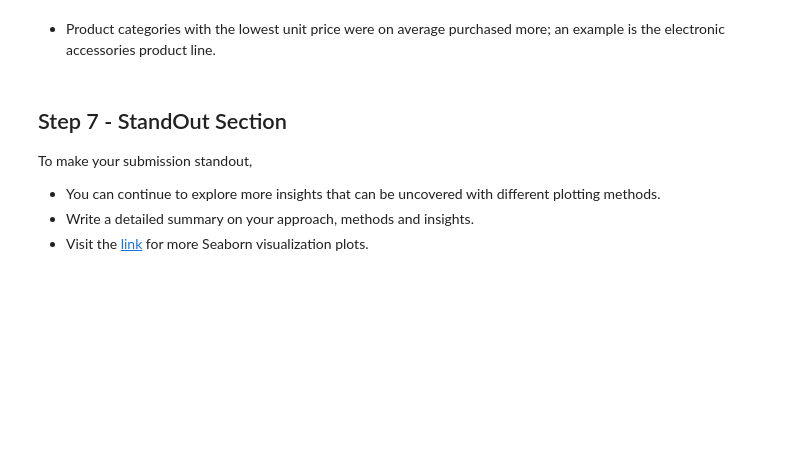
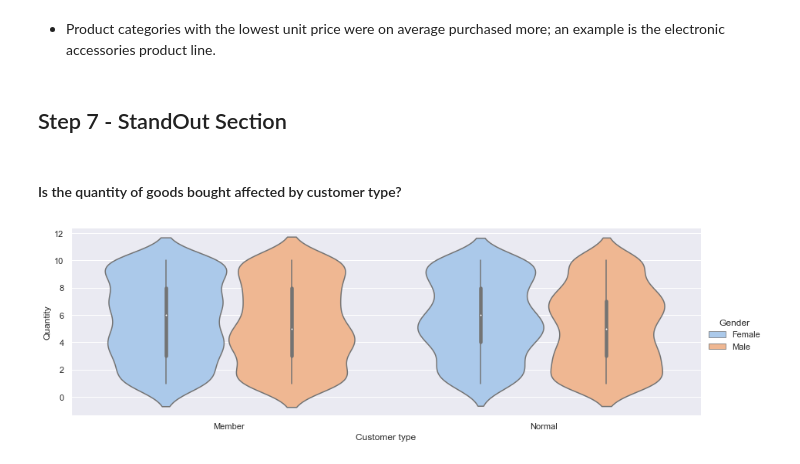
Before and after one commit to Pinerealm/Data-Analysis-Project, a Jupyter notebook: Starter_notebook.ipynb, the cells around one changed output. Drawn from its saved outputs; the diff is of its cells as text; code cells hidden in the pictures; blank space fills up the shorter version.

```diff
--- a/Starter_notebook.ipynb
+++ b/Starter_notebook.ipynb
@@ -546,9 +545,13 @@ Text(0.5, 1.0, 'AVERAGE QUANTITY PURCHASED ACROSS PRODUCT LINES')
 [figure]
 # %% [markdown]
 * Product categories with the lowest unit price were on average purchased more; an example is the electronic accessories product line.
-# %% [markdown]
-## Step 7 - StandOut Section
-To make your submission standout,
-* You can continue to explore more insights that can be uncovered with different plotting methods.
-* Write a detailed summary on your approach, methods and insights.
-* Visit the [link](https://seaborn.pydata.org/tutorial/categorical.html) for more Seaborn visualization plots.
+# %% [markdown]
+## Step 7 - StandOut Section
+# %% [markdown]
+#### Is the quantity of goods bought affected by customer type?
+# %%
+pqg = sns.catplot(x="Customer type", y="Quantity", kind='violin', hue='Gender', aspect=3, height=4,
+                  palette='pastel',
+                  data=company_xyz_concat)
+# %% [output]
+[figure, added]
```
Also changed, not shown: parts of 36 cells of this notebook.
